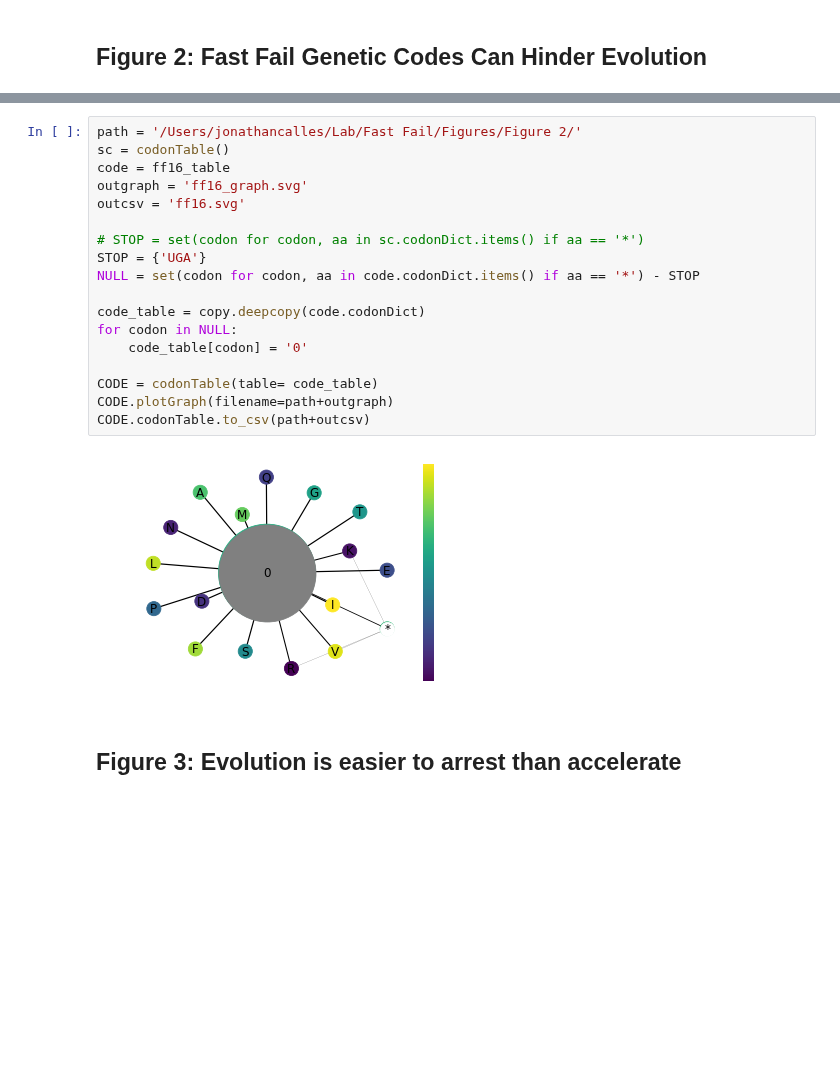
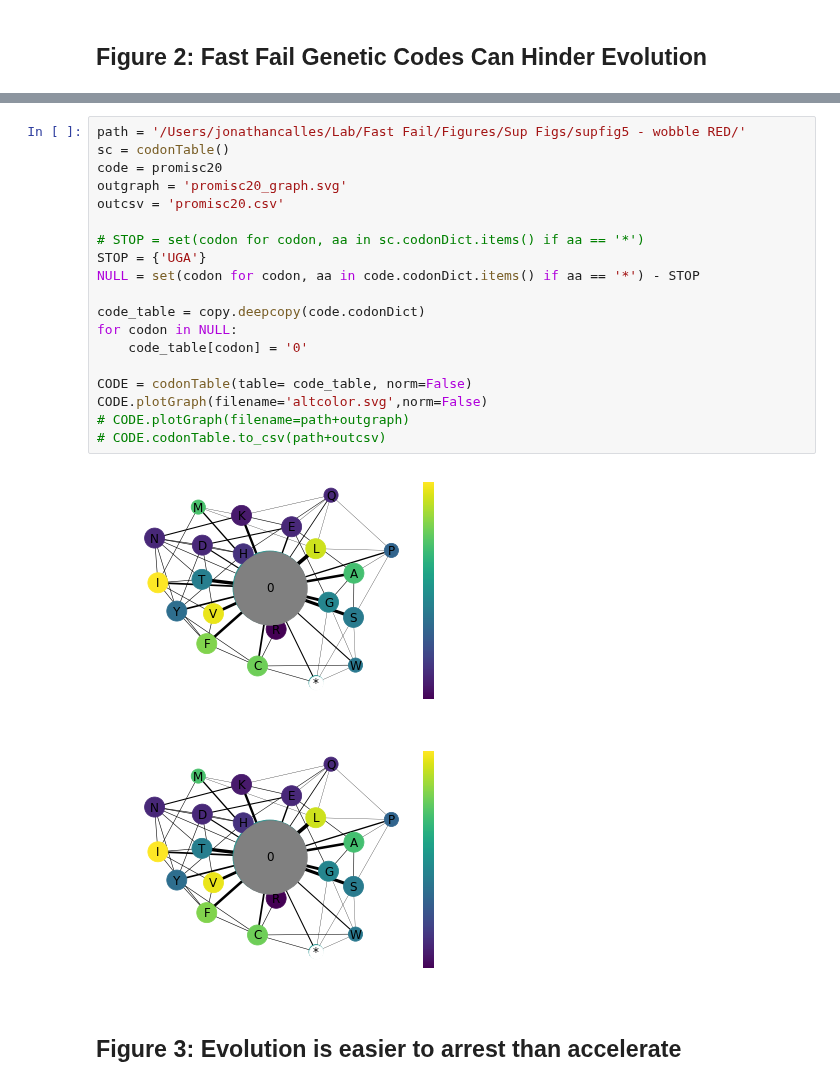
Before and after one commit to EndyLab/codon-tables, a Jupyter notebook: notebooks/fast_fail_figs.ipynb, the cells around one changed output, grey strips where cells are left out. Saved outputs shown, nothing was run; the diff lists cells and outputs as text; blank space fills up the shorter version.

```diff
--- a/notebooks/fast_fail_figs.ipynb
+++ b/notebooks/fast_fail_figs.ipynb
@@ -319,23 +317,25 @@ red20.plotGraph(filename=path+'reductionist_graph.svg')
 # %%
-path = '/Users/jonathancalles/Lab/Fast Fail/Figures/Figure 2/'
+path = '/Users/jonathancalles/Lab/Fast Fail/Figures/Sup Figs/supfig5 - wobble RED/'
 sc = codonTable()
-code = ff16_table
-outgraph = 'ff16_graph.svg'
-outcsv = 'ff16.svg'
+code = promisc20
+outgraph = 'promisc20_graph.svg'
+outcsv = 'promisc20.csv'
 
 # STOP = set(codon for codon, aa in sc.codonDict.items() if aa == '*')
 STOP = {'UGA'}
 NULL = set(codon for codon, aa in code.codonDict.items() if aa == '*') - STOP
 
 code_table = copy.deepcopy(code.codonDict)
 for codon in NULL:
     code_table[codon] = '0'
 
-CODE = codonTable(table= code_table)
-CODE.plotGraph(filename=path+outgraph)
-CODE.codonTable.to_csv(path+outcsv)
+CODE = codonTable(table= code_table, norm=False)
+CODE.plotGraph(filename='altcolor.svg',norm=False)
+# CODE.plotGraph(filename=path+outgraph)
+# CODE.codonTable.to_csv(path+outcsv)
 # %% [output]
-[figure, old version]
+[figure, new version]
+[figure, added]
 # %% [markdown]
 ## Figure 3: Evolution is easier to arrest than accelerate
 # %%
```
Also changed, not shown: parts of 3 cells of this notebook, 2 other files.
